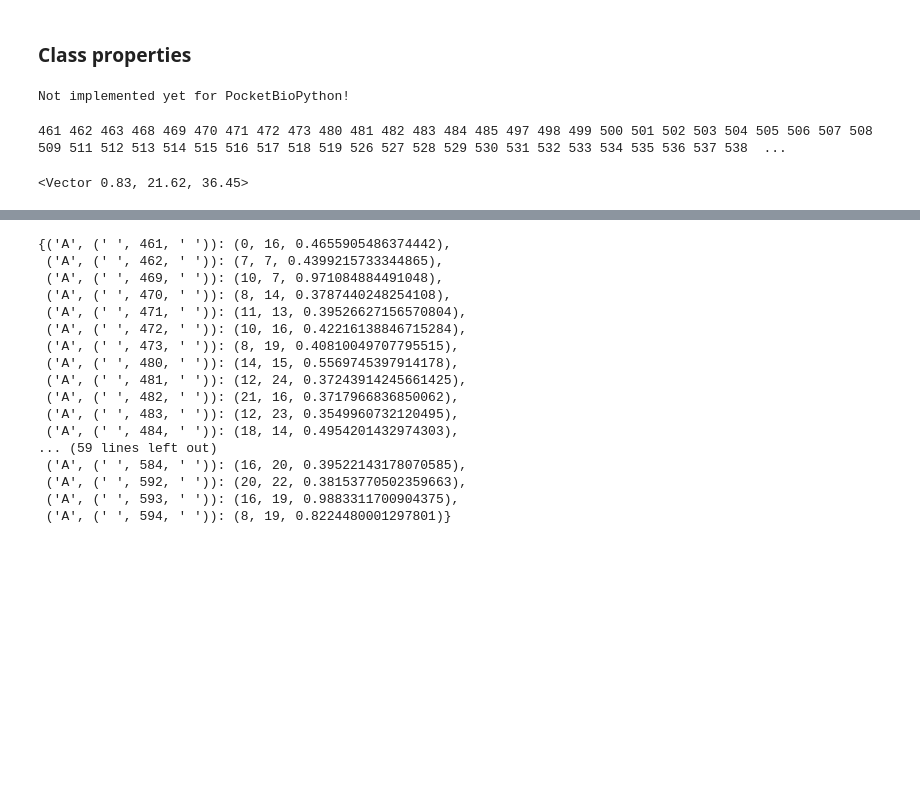
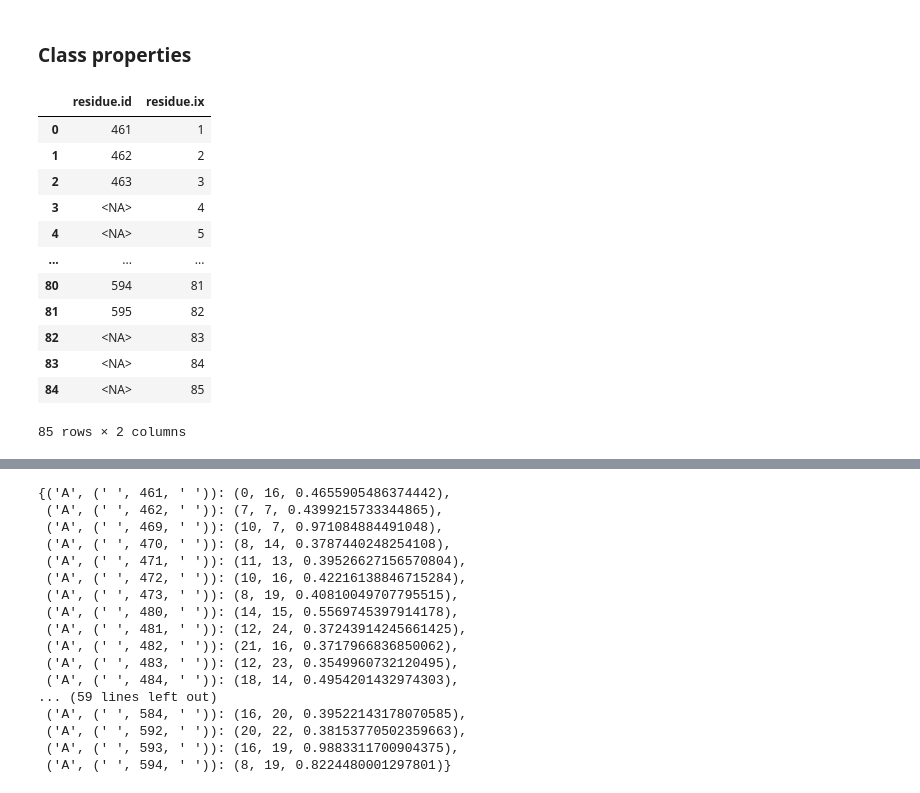
Before and after one commit to volkamerlab/kissim, a Jupyter notebook: docs/tutorials/io.ipynb, the cells around one changed output, grey strips where cells are left out. Saved outputs shown, nothing was run; the diff lists cells and outputs as text; code cells hidden in the pictures; blank space fills up the shorter version.

```diff
--- a/docs/tutorials/io.ipynb
+++ b/docs/tutorials/io.ipynb
@@ -36,21 +43,22 @@ pocket_bp._hse_cb_complex
 <Bio.PDB.HSExposure.HSExposureCB at 0x...>
 # %% [markdown]
 ### Class properties
-# %%
-try:
-    pocket_bp.data
-except NotImplementedError as e:
-    print(e)
-# %% [output]
-Not implemented yet for PocketBioPython!
-# %%
-print(*pocket_bp.residue_ids)
-# %% [output]
-461 462 463 468 469 470 471 472 473 480 481 482 483 484 485 497 498 499 500 501 502 503 504 505 506 507 508 509 511 512 513 514 515 516 517 518 519 526 527 528 529 530 531 532 533 534 535 536 537 538  ...
 # %%
-pocket_bp.centroid
+pocket_bp.residues
 # %% [output]
+|  | residue.id | residue.ix |
+| 0 | 461 | 1 |
+| 1 | 462 | 2 |
+| 2 | 463 | 3 |
+| 3 | <NA> | 4 |
+| 4 | <NA> | 5 |
+| ... | ... | ... |
+| 80 | 594 | 81 |
+| 81 | 595 | 82 |
+| 82 | <NA> | 83 |
+| 83 | <NA> | 84 |
+| 84 | <NA> | 85 |
-<Vector 0.83, 21.62, 36.45>
+85 rows × 2 columns
 # %%
 pocket_bp.ca_atoms
 # %% [output]
```
Also changed, not shown: parts of 18 cells of this notebook.
